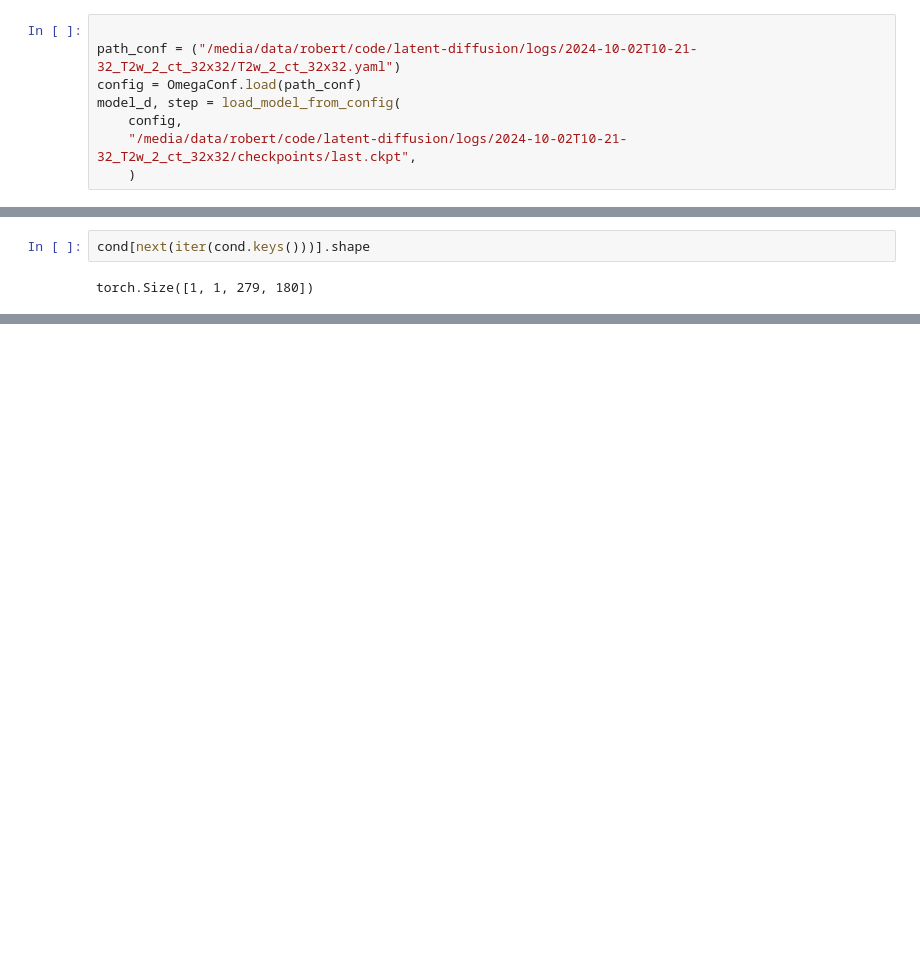
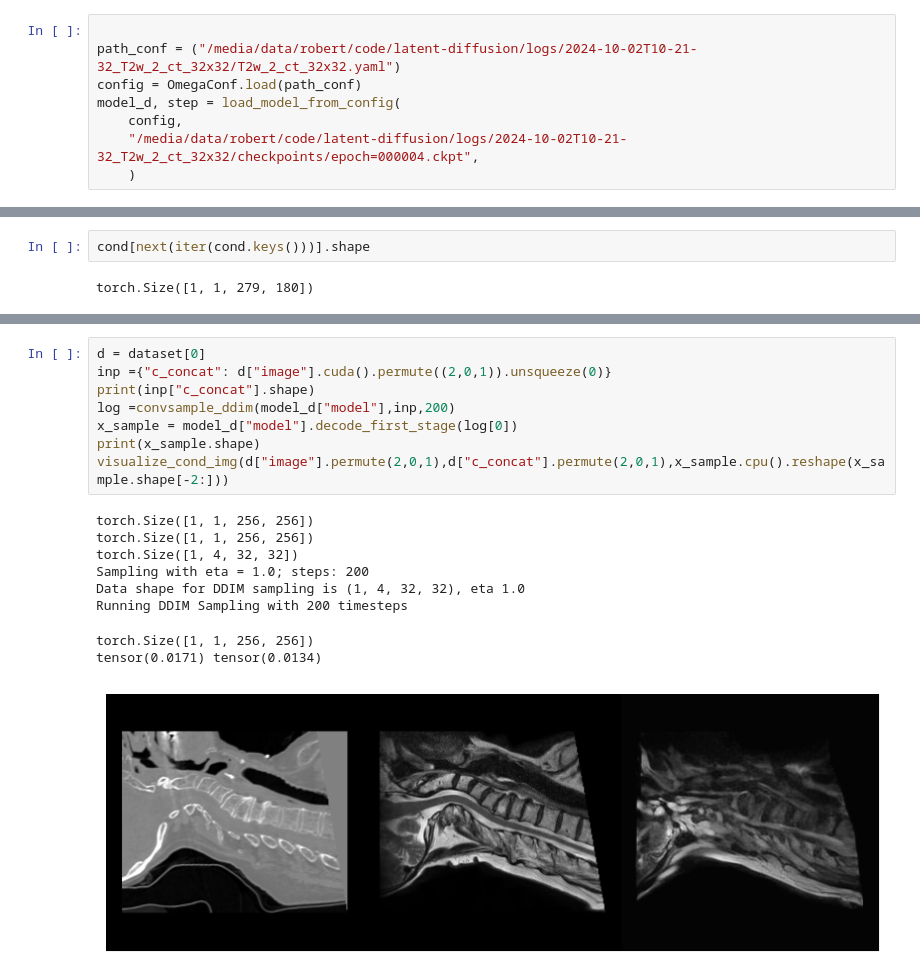
Before and after one commit to robert-graf/Conditional_Latent_Diffusion, a Jupyter notebook: inference_image2image.ipynb, the cells around one changed output, grey strips where cells are left out. Saved outputs shown, nothing was run; the diff lists cells and outputs as text; blank space fills up the shorter version.

```diff
--- a/inference_image2image.ipynb
+++ b/inference_image2image.ipynb
@@ -23,6 +21,6 @@ path_conf = ("/media/data/robert/code/latent-diffusion/logs/2024-10-02T10-21-32_
 config = OmegaConf.load(path_conf)
 model_d, step = load_model_from_config(
     config,
-    "/media/data/robert/code/latent-diffusion/logs/2024-10-02T10-21-32_T2w_2_ct_32x32/checkpoints/last.ckpt",
+    "/media/data/robert/code/latent-diffusion/logs/2024-10-02T10-21-32_T2w_2_ct_32x32/checkpoints/epoch=000004.ckpt",
     )
 # %% [output]
@@ -174,0 +207,18 @@ RuntimeError: Sizes of tensors must match except in dimension 1. Expected size 4
+# %%
+d = dataset[0]
+inp ={"c_concat": d["image"].cuda().permute((2,0,1)).unsqueeze(0)}
+print(inp["c_concat"].shape)
+log =convsample_ddim(model_d["model"],inp,200)
+x_sample = model_d["model"].decode_first_stage(log[0])
+print(x_sample.shape)
+visualize_cond_img(d["image"].permute(2,0,1),d["c_concat"].permute(2,0,1),x_sample.cpu().reshape(x_sample.shape[-2:]))
+# %% [output]
+torch.Size([1, 1, 256, 256])
+torch.Size([1, 1, 256, 256])
+torch.Size([1, 4, 32, 32])
+Sampling with eta = 1.0; steps: 200
+Data shape for DDIM sampling is (1, 4, 32, 32), eta 1.0
+Running DDIM Sampling with 200 timesteps
+torch.Size([1, 1, 256, 256])
+tensor(0.0171) tensor(0.0134)
+[figure, added]
```
Also changed, not shown: parts of 8 cells of this notebook, 2 other files.
